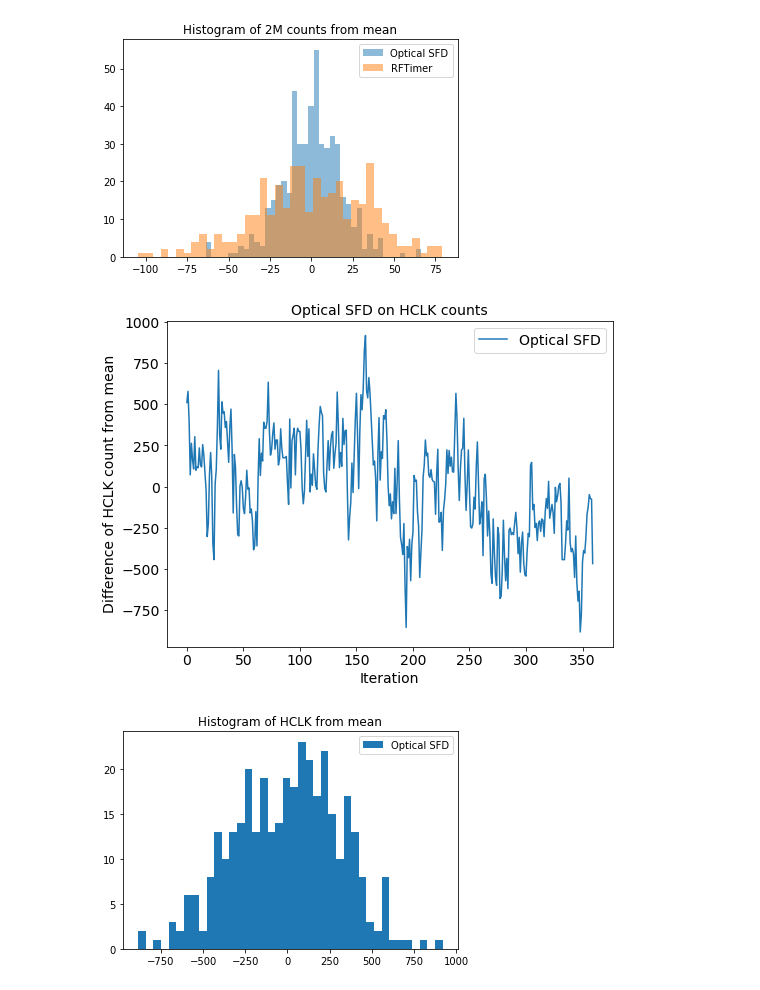
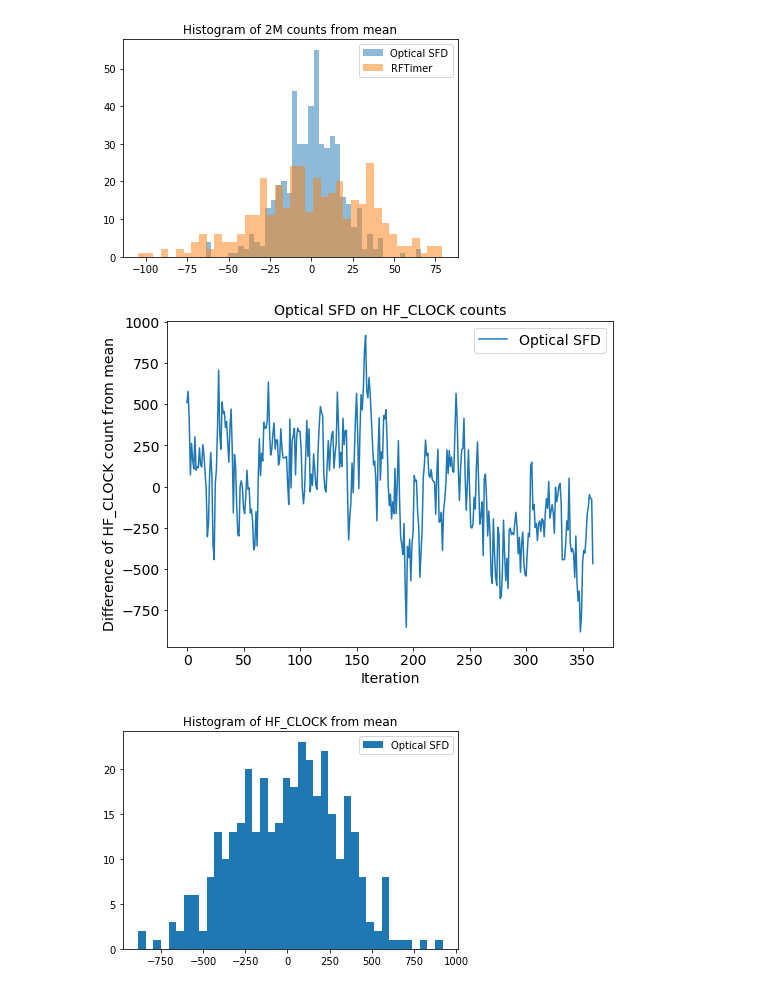
Before and after one commit to cwdao/scum-test-code, a Jupyter notebook: scum/optical_sfd_vs_rftimer/optical_sfd_vs_rftimer.ipynb, the cells around one changed output. Saved outputs shown, nothing was run; the diff lists cells and outputs as text; code cells hidden in the pictures.

Commit message:
Change HCLK to HF_CLOCK

```diff
--- a/scum/optical_sfd_vs_rftimer/optical_sfd_vs_rftimer.ipynb
+++ b/scum/optical_sfd_vs_rftimer/optical_sfd_vs_rftimer.ipynb
@@ -77,20 +77,20 @@ plt.show()
 # %%
 plt.figure(figsize=(8, 6))
 plt.plot(counts_HFclock_optical_sfd - np.mean(counts_HFclock_optical_sfd), label='Optical SFD')
-plt.title('Optical SFD on HCLK counts', fontsize=14)
+plt.title('Optical SFD on HF_CLOCK counts', fontsize=14)
 plt.xlabel('Iteration', fontsize=14)
-plt.ylabel('Difference of HCLK count from mean', fontsize=14)
+plt.ylabel('Difference of HF_CLOCK count from mean', fontsize=14)
 plt.xticks(fontsize=14)
 plt.yticks(fontsize=14)
 plt.legend(fontsize=14)
-plt.savefig('hclk_stability.pdf', bbox_inches='tight')
+plt.savefig('hf_clock_stability.pdf', bbox_inches='tight')
 plt.show()
 # %% [output]
-[figure, old version]
+[figure, new version]
 # %%
 plt.hist(counts_HFclock_optical_sfd - np.mean(counts_HFclock_optical_sfd), bins=40, label='Optical SFD')
-plt.title('Histogram of HCLK from mean')
+plt.title('Histogram of HF_CLOCK from mean')
 plt.legend()
 plt.show()
 # %% [output]
-[figure, old version]
+[figure, new version]
```
Also changed, not shown: 5 other files.
